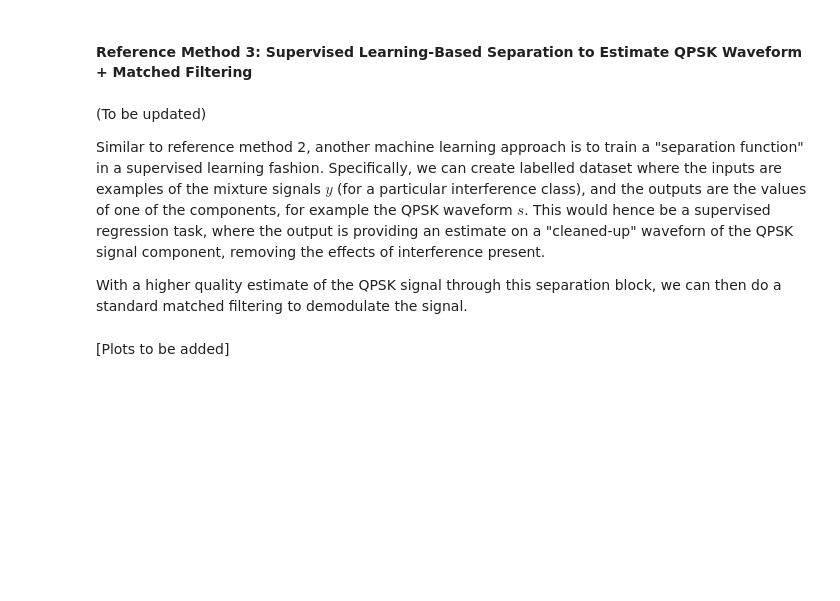
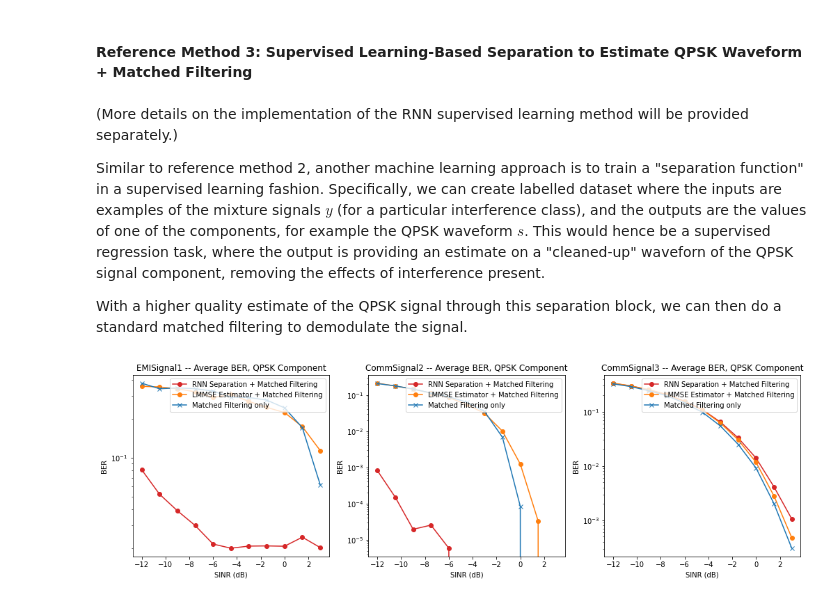
Before and after one commit to RFChallenge/rfchallenge_singlechannel_starter, a Jupyter notebook: notebook/Reference_Methods.ipynb, the cells around one changed output. Drawn from its saved outputs; the diff is of its cells as text; code cells hidden in the pictures; blank space fills up the shorter version.

```diff
--- a/notebook/Reference_Methods.ipynb
+++ b/notebook/Reference_Methods.ipynb
@@ -394,10 +394,33 @@ for i in range(len(all_ref_str)):
 # %% [markdown]
 #### Reference Method 3: Supervised Learning-Based Separation to Estimate QPSK Waveform + Matched Filtering
 # %% [markdown]
-(To be updated)
+(More details on the implementation of the RNN supervised learning method will be provided separately.)
 
 Similar to reference method 2, another machine learning approach is to train a "separation function" in a supervised learning fashion. Specifically, we can create labelled dataset where the inputs are examples of the mixture signals $y$ (for a particular interference class), and the outputs are the values of one of the components, for example the QPSK waveform $s$. This would hence be a supervised regression task, where the output is providing an estimate on a "cleaned-up" waveforn of the QPSK signal component, removing the effects of interference present.
 
 With a higher quality estimate of the QPSK signal through this separation block, we can then do a standard matched filtering to demodulate the signal.
-# %% [markdown]
-\[Plots to be added\]
+# %%
+plt.figure(figsize=(17.2, 4.8))
+
+val_or_test = 'val'
+all_ref_str = ['EMISignal1', 'CommSignal2', 'CommSignal3']
+
+rnn_ber = pickle.load(open(os.path.join('example','baseline','rnn_demod_val_ber.pickle'), 'rb'))
+
+for i in range(len(all_ref_str)):
+    all_ber, all_default_ber, all_sdr, all_sinr = pickle.load(open(os.path.join('example','demod_lmmse','output',f'lmmse_{all_ref_str[i]}_{val_or_test}_demod.pickle'), 'rb'))
+    lmmse_mean_ber_per_sinr = np.array(all_ber).reshape(-1,100).mean(axis=1)
+    rnn_mean_ber_per_sinr = rnn_ber[all_ref_str[i]]
+    mean_default_ber_per_sinr = np.array(all_default_ber).reshape(-1,100).mean(axis=1)
+    sinr_axis = np.array(all_sinr).reshape(-1,100).mean(axis=1)
+
+    plt.subplot(1, 3, i+1)
+    plt.semilogy(sinr_axis, rnn_mean_ber_per_sinr, 'o-', color='tab:red')
+    plt.semilogy(sinr_axis, lmmse_mean_ber_per_sinr, 'o-', color='tab:orange')
+    plt.semilogy(sinr_axis, mean_default_ber_per_sinr, 'x-', color='tab:blue')
+    plt.title(f'{all_ref_str[i]} -- Average BER, QPSK Component')
+    plt.xlabel('SINR (dB)')
+    plt.ylabel('BER')
+    plt.legend(['RNN Separation + Matched Filtering', 'LMMSE Estimator + Matched Filtering', 'Matched Filtering only'], loc="upper right")
+# %% [output]
+[figure, added]
```
Also changed, not shown: 2 other files.
